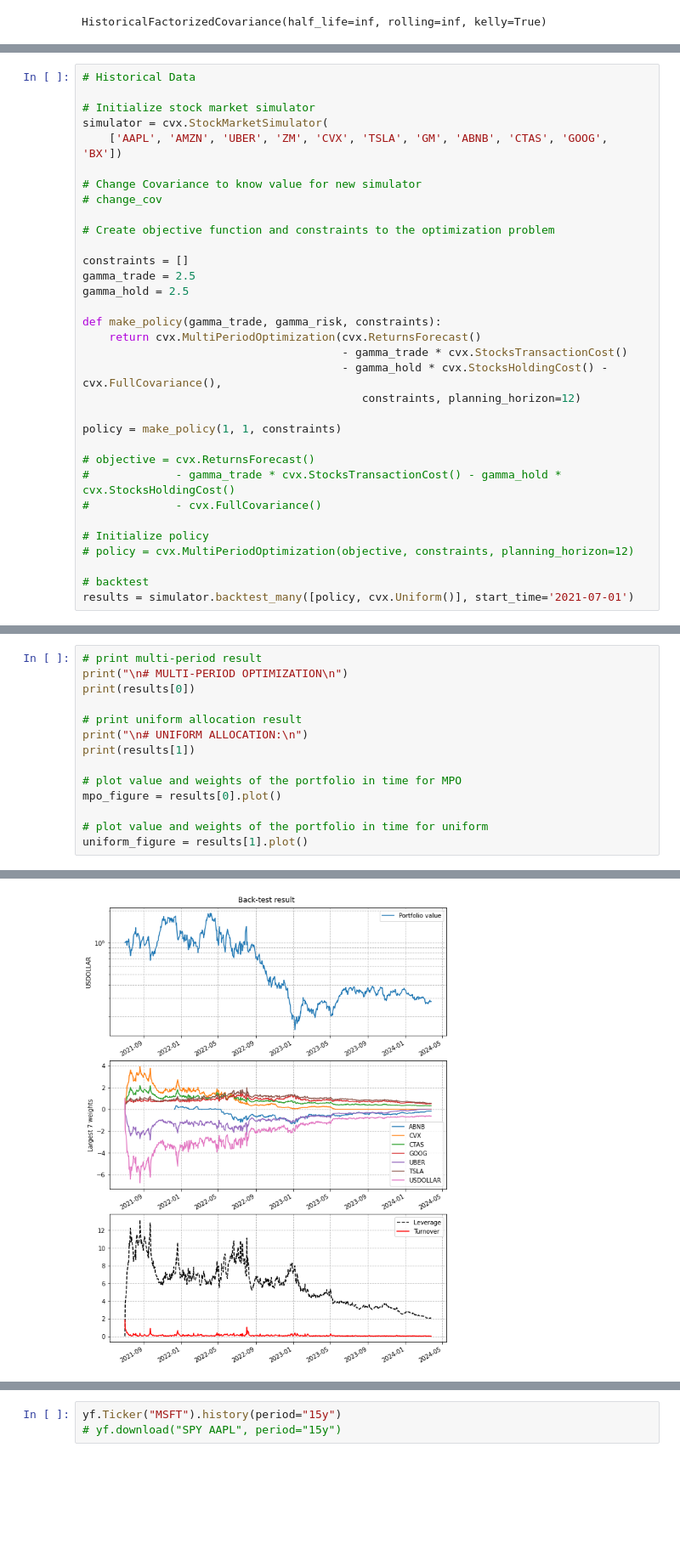
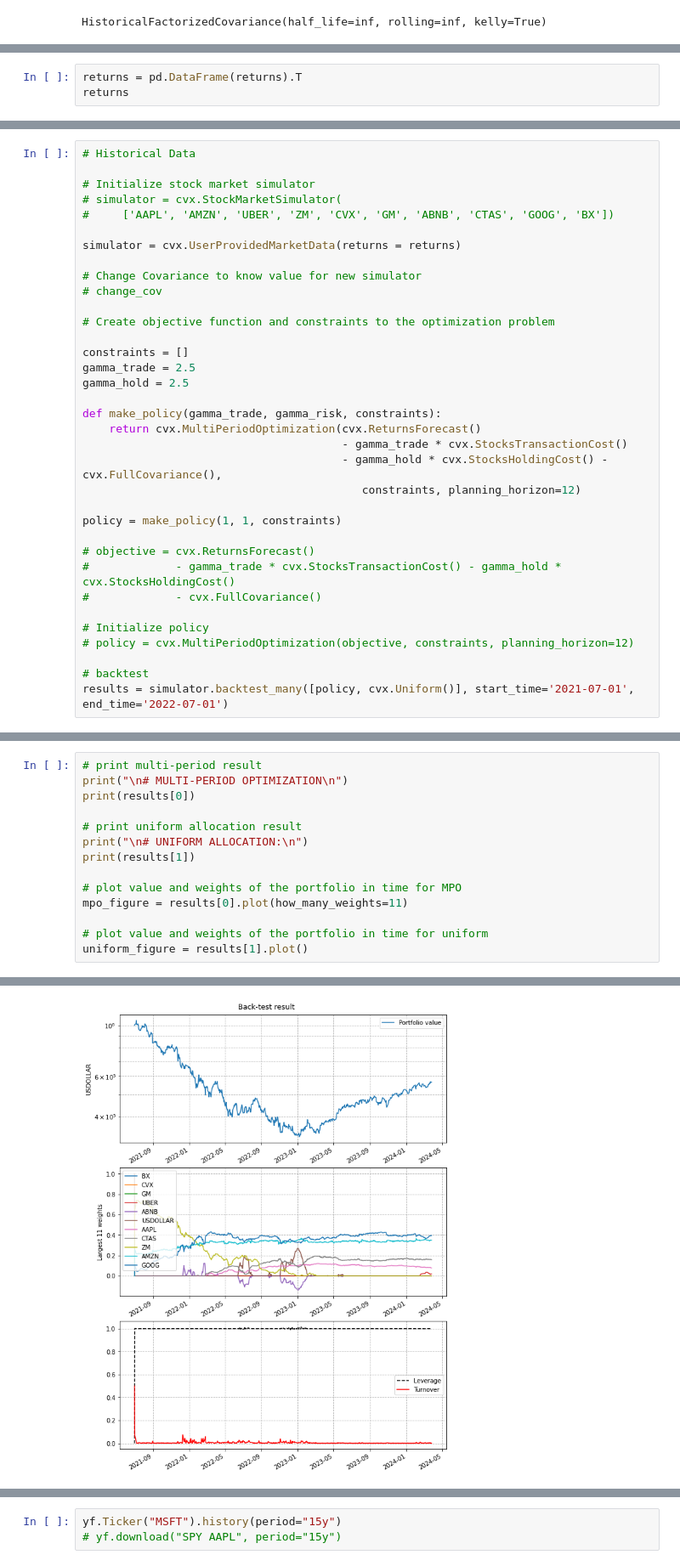
Before and after one commit to thomas-c-suman/ORIE5370Project, a Jupyter notebook: ORIE 5370 Final Project.ipynb, the cells around one changed output, grey strips where cells are left out. Shown at 85% size. Cells and saved outputs as stored; diff of their text form; blank space fills up the shorter version.

```diff
--- a/ORIE 5370 Final Project.ipynb
+++ b/ORIE 5370 Final Project.ipynb
@@ -12,0 +48,3 @@ HistoricalFactorizedCovariance(half_life=inf, rolling=inf, kelly=True)
+# %%
+returns = pd.DataFrame(returns).T
+returns
@@ -14,8 +65,10 @@ HistoricalFactorizedCovariance(half_life=inf, rolling=inf, kelly=True)
 # Historical Data
 
 # Initialize stock market simulator
-simulator = cvx.StockMarketSimulator(
-    ['AAPL', 'AMZN', 'UBER', 'ZM', 'CVX', 'TSLA', 'GM', 'ABNB', 'CTAS', 'GOOG', 'BX'])
+# simulator = cvx.StockMarketSimulator(
+#     ['AAPL', 'AMZN', 'UBER', 'ZM', 'CVX', 'GM', 'ABNB', 'CTAS', 'GOOG', 'BX'])
+
+simulator = cvx.UserProvidedMarketData(returns = returns)
 
 # Change Covariance to know value for new simulator
 # change_cov
@@ -42,5 +95,5 @@ policy = make_policy(1, 1, constraints)
 # policy = cvx.MultiPeriodOptimization(objective, constraints, planning_horizon=12)
 
 # backtest
-results = simulator.backtest_many([policy, cvx.Uniform()], start_time='2021-07-01')
+results = simulator.backtest_many([policy, cvx.Uniform()], start_time='2021-07-01', end_time='2022-07-01')
 # %% [output]
@@ -55,7 +108,7 @@ print("\n# UNIFORM ALLOCATION:\n")
 print(results[1])
 
 # plot value and weights of the portfolio in time for MPO
-mpo_figure = results[0].plot()
+mpo_figure = results[0].plot(how_many_weights=11)
 
 # plot value and weights of the portfolio in time for uniform
 uniform_figure = results[1].plot()
@@ -79,2 +132,2 @@ Total time                                                10.498s
 #################################################################
-[figure, old version]
+[figure, new version]
```
Also changed, not shown: parts of 6 cells of this notebook.
